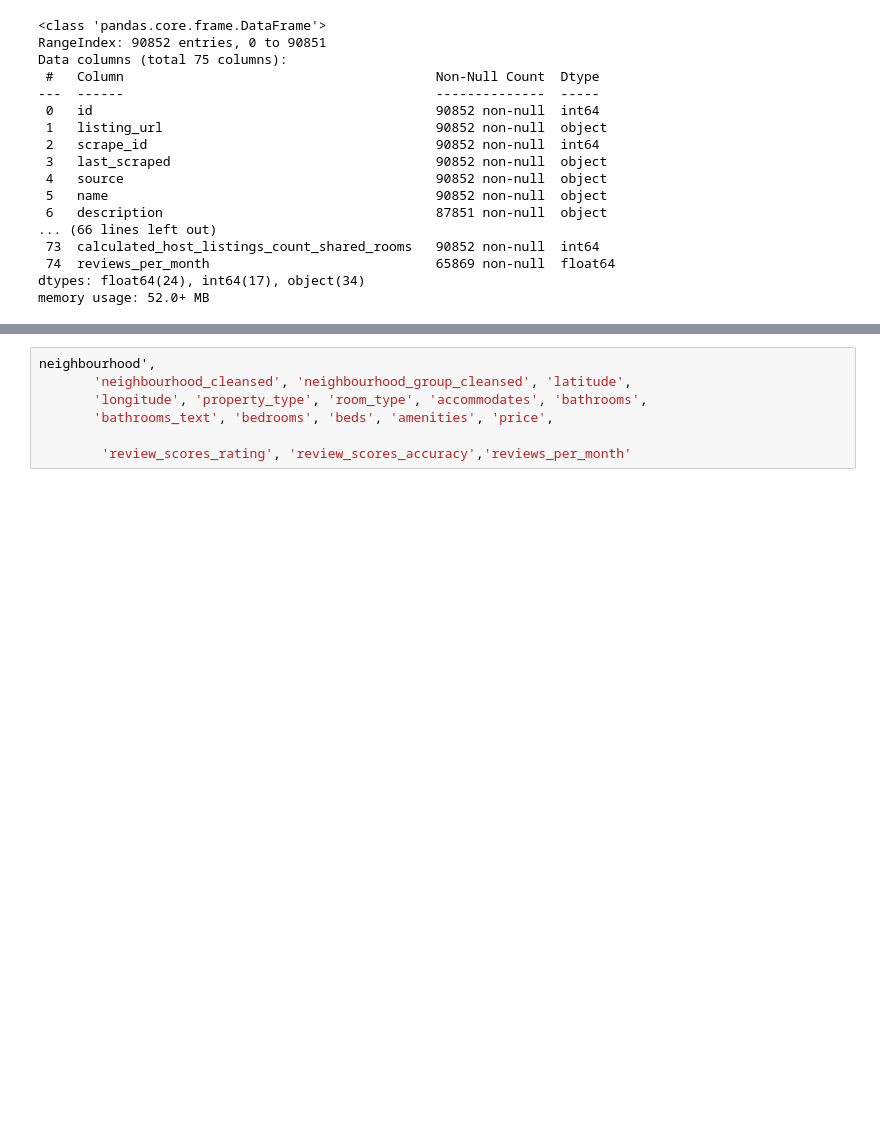
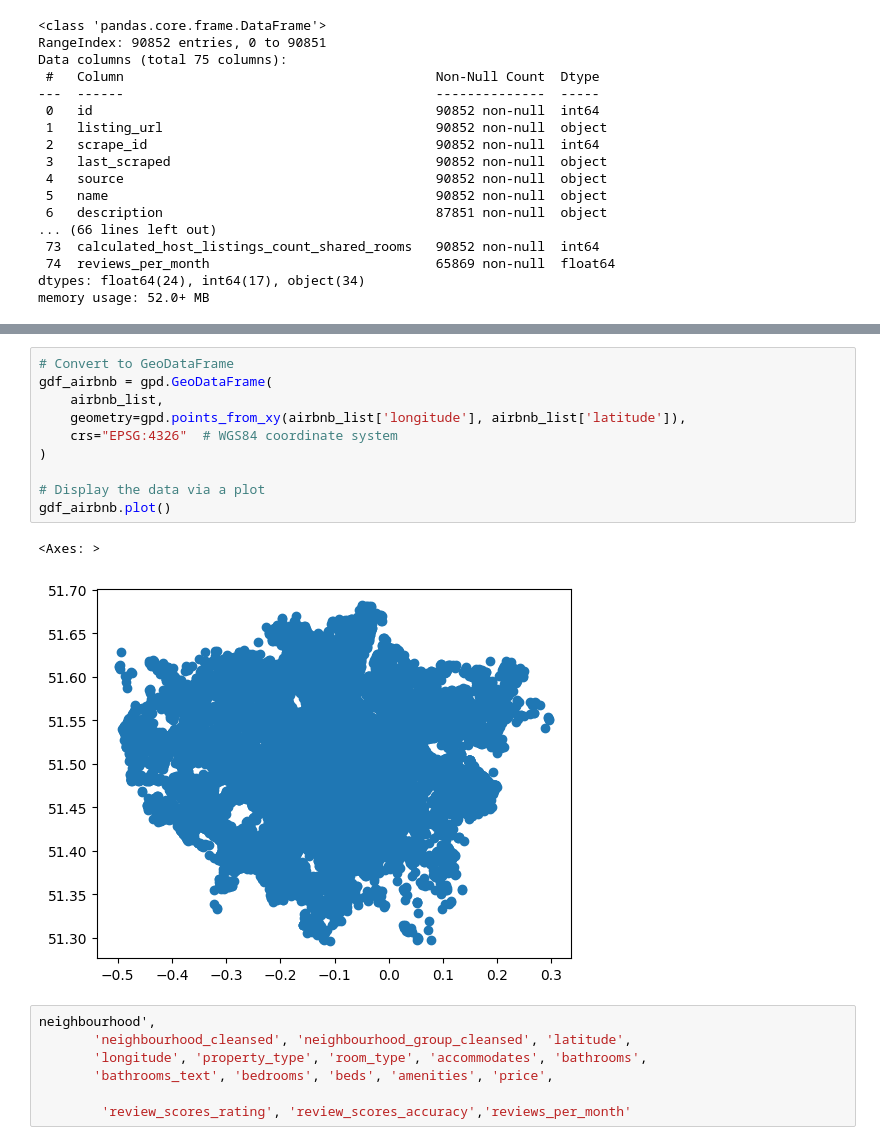
Before and after one commit to SammyGIS/airbnb-spatial-analysis, a Jupyter notebook: airbnb-spatial-analysis.ipynb, the cells around one changed output, grey strips where cells are left out. Cells and saved outputs as stored; diff of their text form; blank space fills up the shorter version.

Commit message:
chore: cleaning airbnb data

```diff
--- a/airbnb-spatial-analysis.ipynb
+++ b/airbnb-spatial-analysis.ipynb
@@ -170,3 +203,16 @@ Answers the following Questions from the the Airbnb Data
+# %%
+# Convert to GeoDataFrame
+gdf_airbnb = gpd.GeoDataFrame(
+    airbnb_list,
+    geometry=gpd.points_from_xy(airbnb_list['longitude'], airbnb_list['latitude']),
+    crs="EPSG:4326"  # WGS84 coordinate system
+)
+
+# Display the data via a plot
+gdf_airbnb.plot()
+# %% [output]
+<Axes: >
+[figure, added]
 # %%
 neighbourhood',
        'neighbourhood_cleansed', 'neighbourhood_group_cleansed', 'latitude',
```
Also changed, not shown: parts of 39 cells of this notebook, 1 other file.
